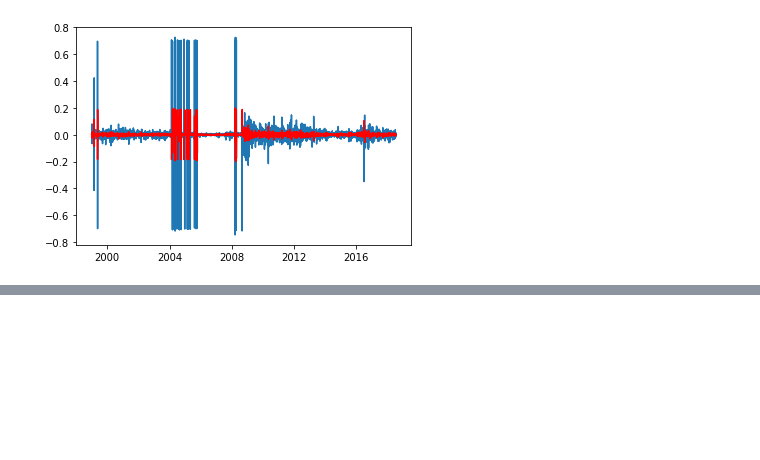
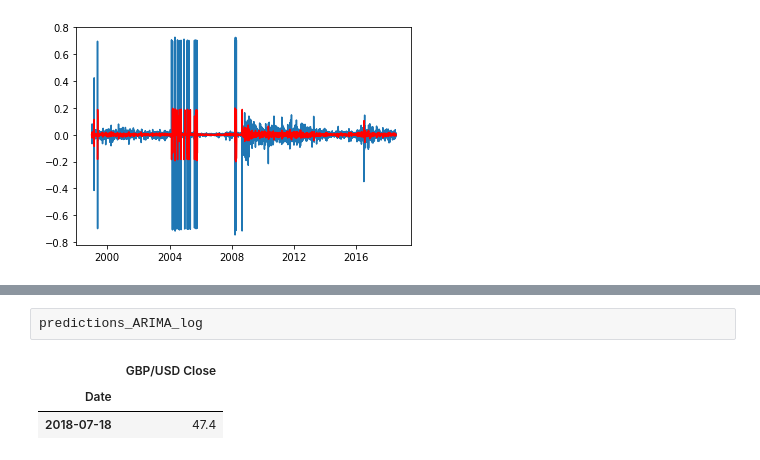
Before and after one commit to Scott-ECO/Project_1, a Jupyter notebook: Snippets/Forecast_Forex_ARIMA-mark.ipynb, the cells around one changed output, grey strips where cells are left out. Saved outputs shown, nothing was run; the diff lists cells and outputs as text; code cells hidden in the pictures; blank space fills up the shorter version.

```diff
--- a/Snippets/Forecast_Forex_ARIMA-mark.ipynb
+++ b/Snippets/Forecast_Forex_ARIMA-mark.ipynb
@@ -210,0 +214,8 @@ results.plot_predict(1,360)
+# %% [raw]
+predictions_ARIMA_log
+# %%
+exchangeRatesSeries.tail(1)
+# %% [output]
+|  | GBP/USD Close |
+| Date |  |
+| 2018-07-18 | 47.4 |
```
Also changed, not shown: parts of 11 cells of this notebook, 3 other files.
